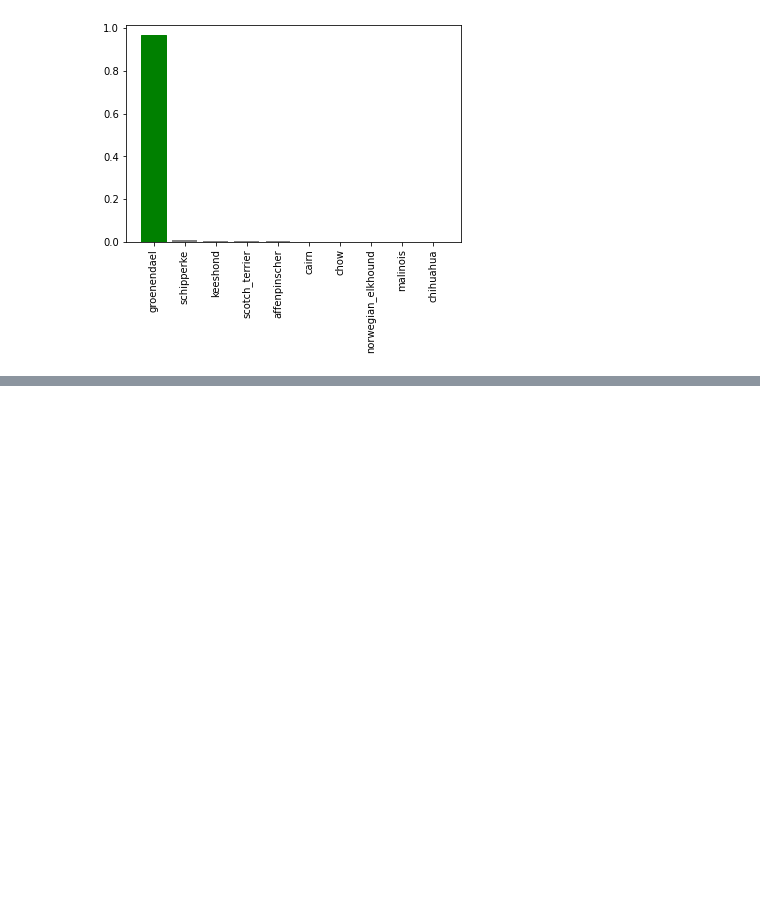
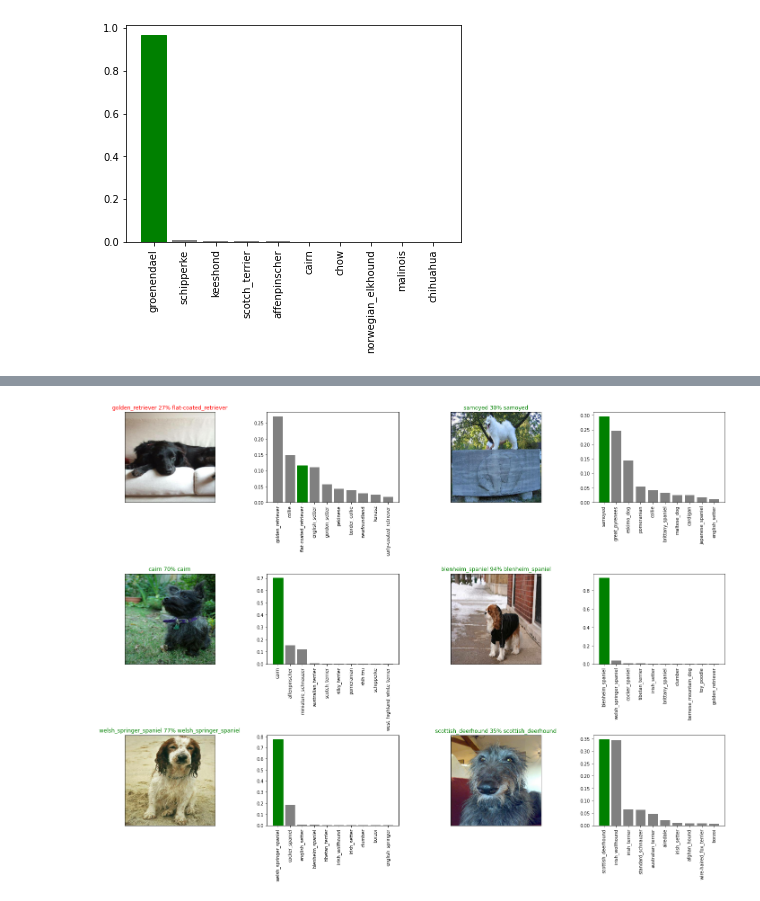
Before and after one commit to pcsmomo/data-science-ml-andrei, a Jupyter notebook: 14-prj-neural-networks-tensorflow/03-predict-eval-model.ipynb, the cells around one changed output, grey strips where cells are left out. Saved outputs shown, nothing was run; the diff lists cells and outputs as text; code cells hidden in the pictures; blank space fills up the shorter version.

```diff
--- a/14-prj-neural-networks-tensorflow/03-predict-eval-model.ipynb
+++ b/14-prj-neural-networks-tensorflow/03-predict-eval-model.ipynb
@@ -483,0 +511,4 @@ plot_pred_conf(prediction_probabilities=predictions,
+# %%
+plot_pred_combine(i_multiplier=20)
+# %% [output]
+[figure, added]
```
Also changed, not shown: parts of 5 cells of this notebook.
